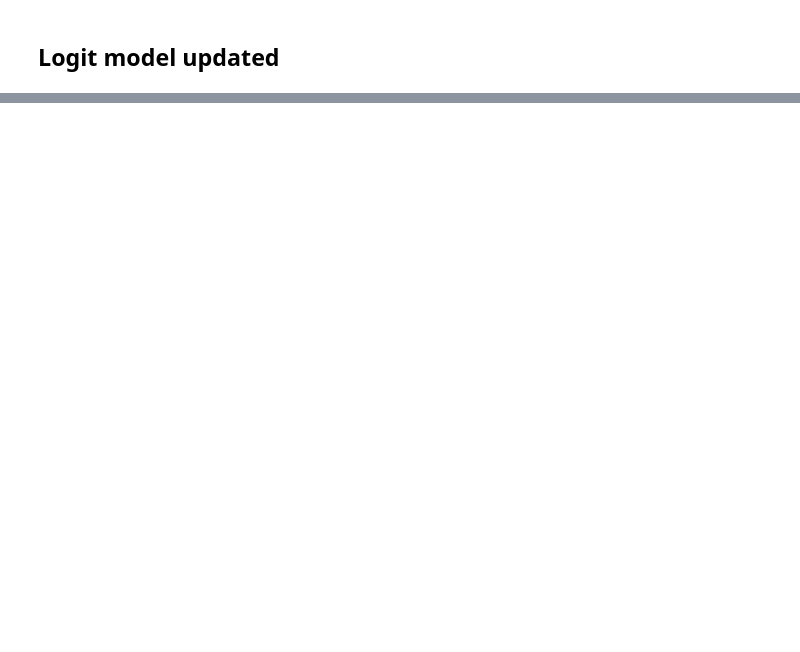
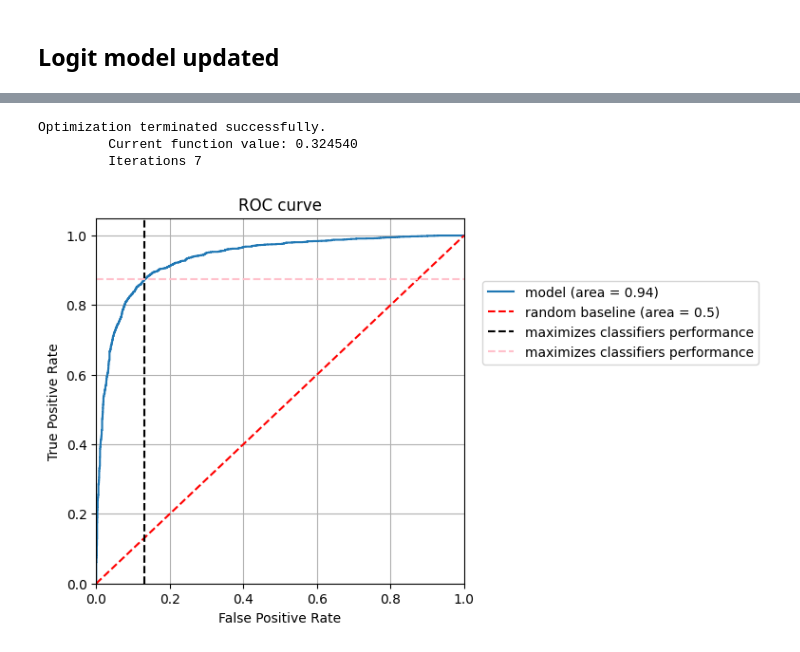
Before and after one commit to Vitaliypn/UFC_Econometrics_Research, a Jupyter notebook: project.ipynb, the cells around one changed output, grey strips where cells are left out. Saved outputs shown, nothing was run; the diff lists cells and outputs as text; code cells hidden in the pictures; blank space fills up the shorter version.

```diff
--- a/project.ipynb
+++ b/project.ipynb
@@ -1311 +1204,35 @@ Is_Decision           -0.4005      0.196     -2.045      0.041      -0.784
 ======================================================================================
+# %%
+def plot_roc_curve(y_true, y_pred_prob):
+
+    fpr, tpr, thresholds = metrics.roc_curve(y_true, y_pred_prob)
+    auc = round(metrics.roc_auc_score(y_true=y_true, y_score=y_pred_prob), 2)
+
+    plt.figure(figsize=(5, 5))
+    plt.plot(fpr, tpr, label=f'model (area = {auc})')
+    plt.plot([0, 1], [0, 1], 'r--', label='random baseline (area = 0.5)')
+
+    id_x = pd.Series(abs(tpr - fpr), index=fpr).idxmax()
+    plt.axvline(x=id_x, linestyle='dashed', color='black',
+                label='maximizes classifiers performance')
+    id_y = pd.Series(abs(tpr - fpr), index=tpr).idxmax()
+    plt.axhline(y=id_y, linestyle='dashed', color='pink',
+                label='maximizes classifiers performance')
+
+    plt.xlabel('False Positive Rate')
+    plt.ylabel('True Positive Rate')
+    plt.title('ROC curve')
+    plt.legend(loc=(1.05, 0.6))
+    plt.xlim([0.0, 1.0])
+    plt.ylim([0.0, 1.05])
+    plt.grid()
+    plt.show()
+
+y_pred = model_logit.fit().predict(test)
+
+plot_roc_curve(test['Winner'], y_pred)
+# %% [output]
+Optimization terminated successfully.
+         Current function value: 0.324540
+         Iterations 7
+[figure, added]
```
Also changed, not shown: parts of 52 cells of this notebook.
